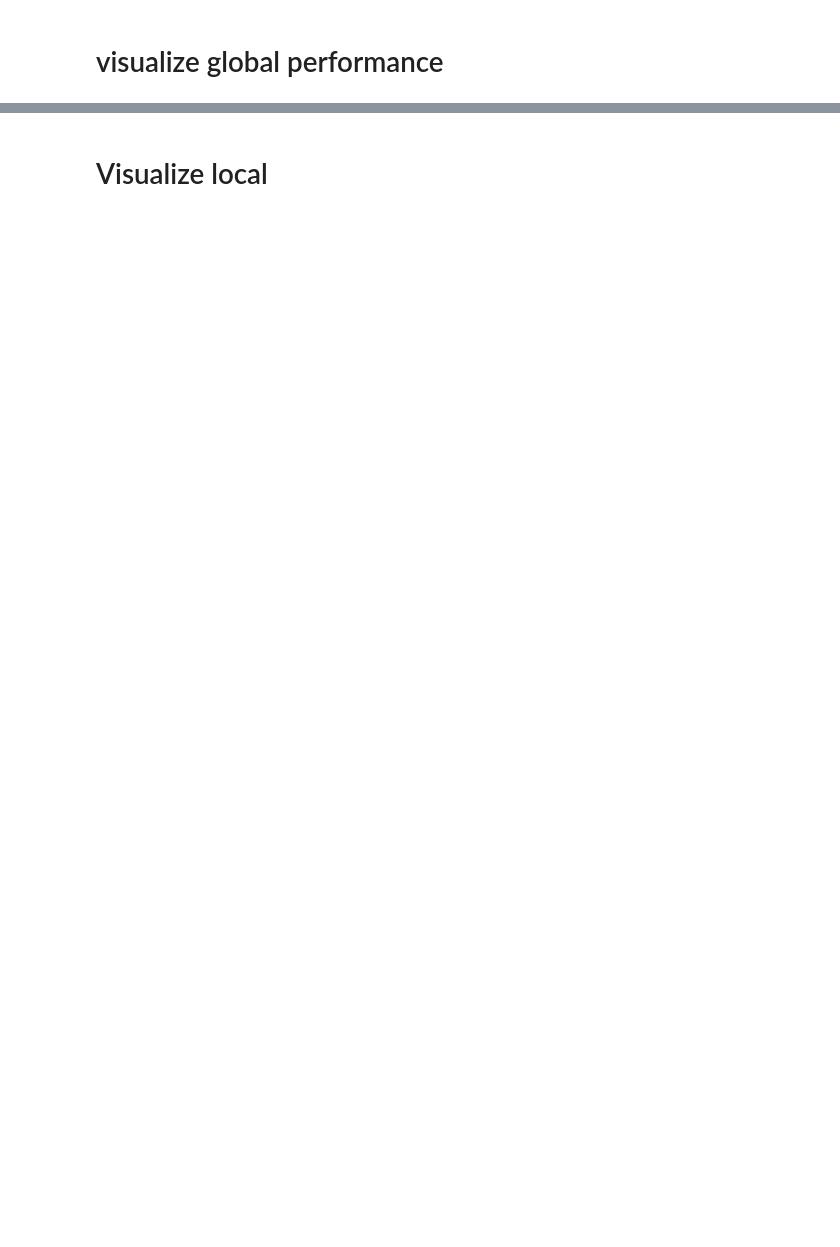
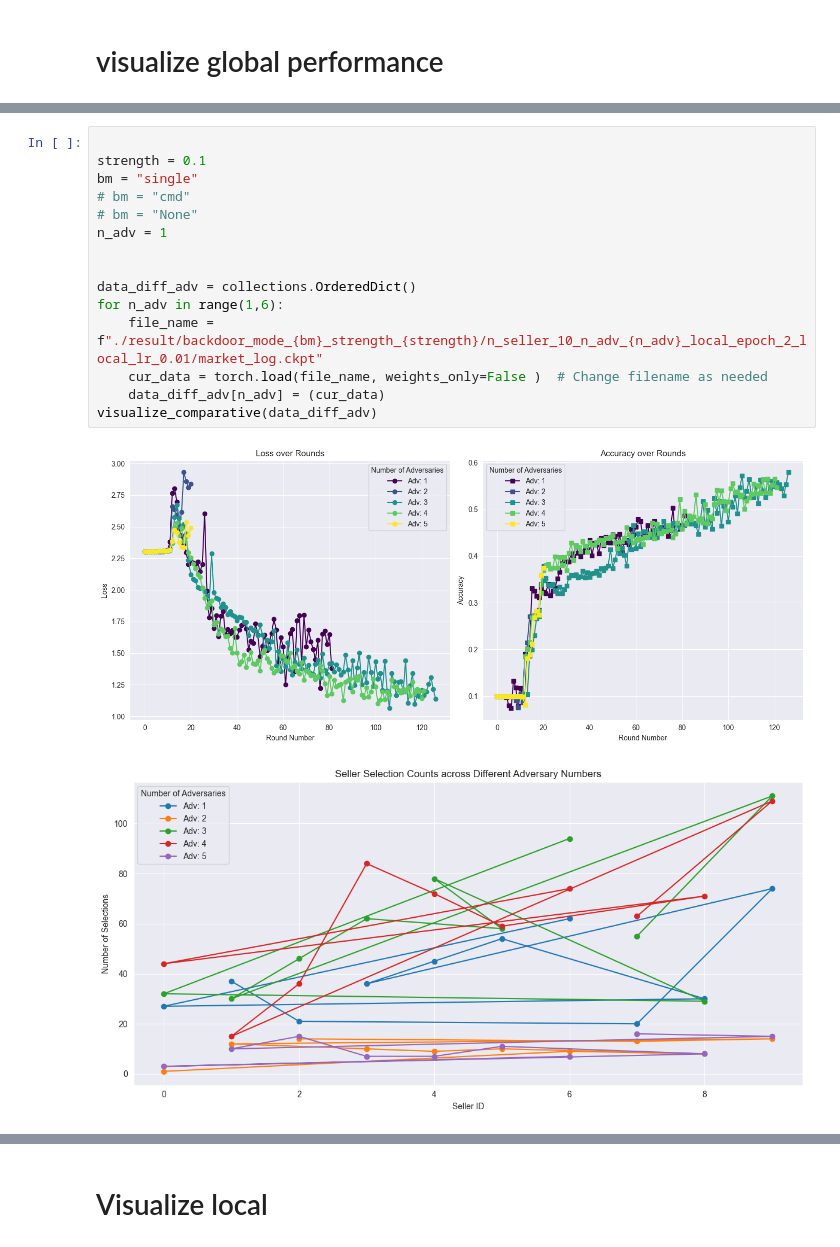
Before and after one commit to szyszyzys/poison_data_valuation, a Jupyter notebook: visual_result.ipynb, the cells around one changed output, grey strips where cells are left out. Saved outputs shown, nothing was run; the diff lists cells and outputs as text; blank space fills up the shorter version.

```diff
--- a/visual_result.ipynb
+++ b/visual_result.ipynb
@@ -53,0 +152,18 @@ data = torch.load("results_visual/n_seller_10_n_adv_0_strength_1.0/market_log_ro
+# %%
+
+strength = 0.1
+bm = "single"
+# bm = "cmd"
+# bm = "None"
+n_adv = 1
+
+
+data_diff_adv = collections.OrderedDict()
+for n_adv in range(1,6):
+    file_name = f"./result/backdoor_mode_{bm}_strength_{strength}/n_seller_10_n_adv_{n_adv}_local_epoch_2_local_lr_0.01/market_log.ckpt"
+    cur_data = torch.load(file_name, weights_only=False )  # Change filename as needed
+    data_diff_adv[n_adv] = (cur_data)
+visualize_comparative(data_diff_adv)
+# %% [output]
+[figure, added]
+[figure, added]
```
Also changed, not shown: parts of 7 cells of this notebook.
